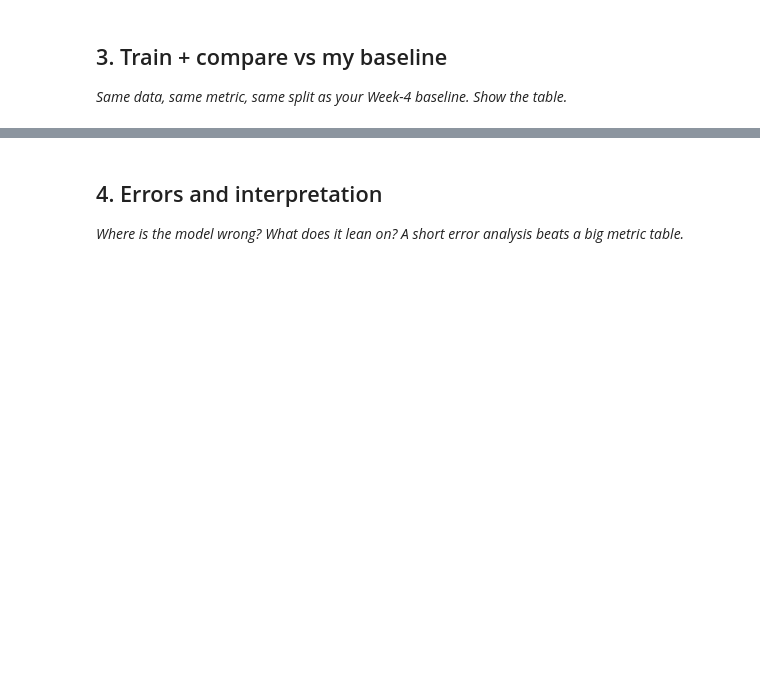
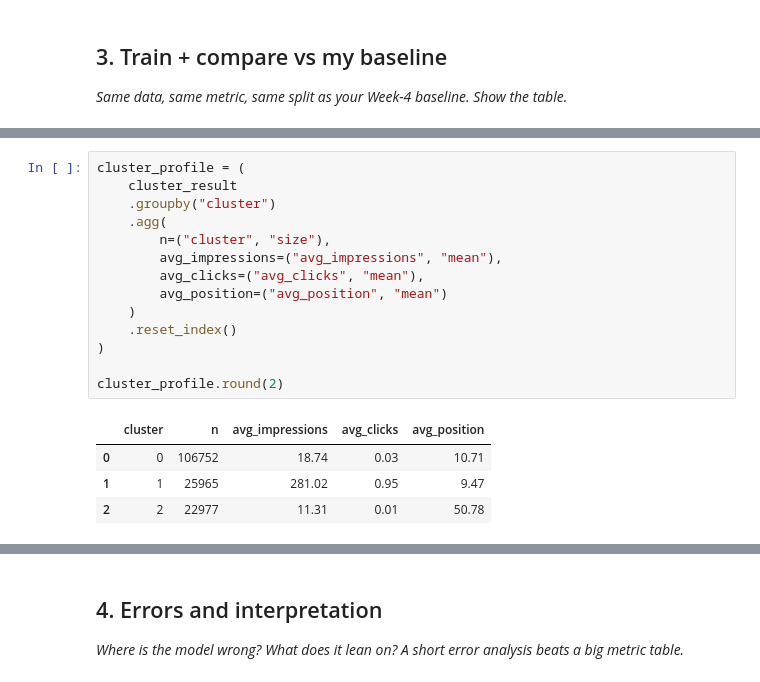
Before and after one commit to MukibHossain/ml-internship-starter, a Jupyter notebook: work/notebooks/w05_model.ipynb, the cells around one changed output, grey strips where cells are left out. Saved outputs shown, nothing was run; the diff lists cells and outputs as text; blank space fills up the shorter version.

```diff
--- a/work/notebooks/w05_model.ipynb
+++ b/work/notebooks/w05_model.ipynb
@@ -221,0 +267,19 @@ plt.show()
+# %%
+cluster_profile = (
+    cluster_result
+    .groupby("cluster")
+    .agg(
+        n=("cluster", "size"),
+        avg_impressions=("avg_impressions", "mean"),
+        avg_clicks=("avg_clicks", "mean"),
+        avg_position=("avg_position", "mean")
+    )
+    .reset_index()
+)
+
+cluster_profile.round(2)
+# %% [output]
+|  | cluster | n | avg_impressions | avg_clicks | avg_position |
+| 0 | 0 | 106752 | 18.74 | 0.03 | 10.71 |
+| 1 | 1 | 25965 | 281.02 | 0.95 | 9.47 |
+| 2 | 2 | 22977 | 11.31 | 0.01 | 50.78 |
```
Also changed, not shown: parts of 7 cells of this notebook.
